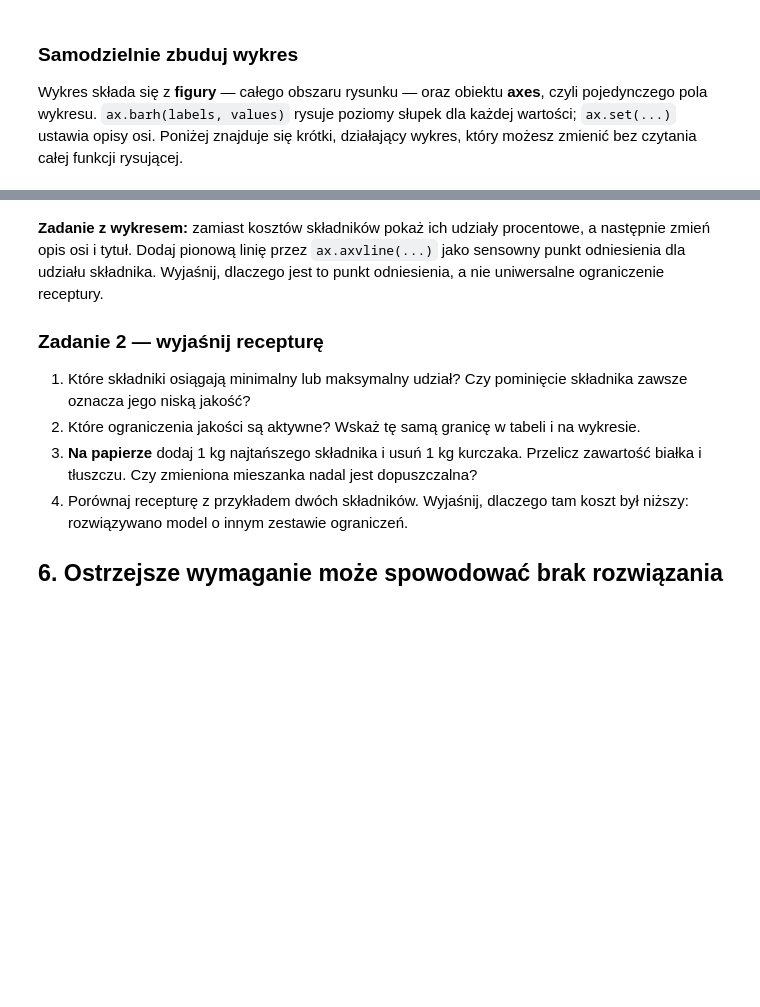
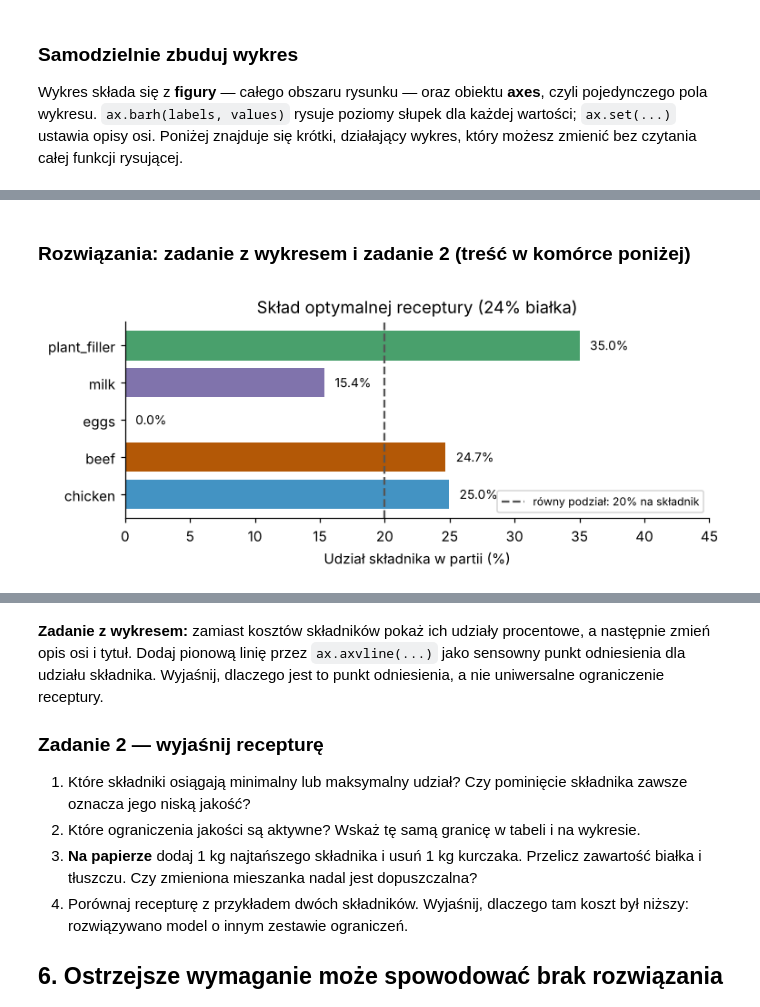
Before and after one commit to Damian-Swaczyna/cpp, a Jupyter notebook: pl/lab_auto_2.ipynb, the cells around one changed output, grey strips where cells are left out. Saved outputs shown, nothing was run; the diff lists cells and outputs as text; code cells hidden in the pictures; blank space fills up the shorter version.

```diff
--- a/pl/lab_auto_2.ipynb
+++ b/pl/lab_auto_2.ipynb
@@ -481,0 +551,20 @@ if baseline["status"] == "Optimal":
+# %% [markdown]
+### Rozwiązania: zadanie z wykresem i zadanie 2 (treść w komórce poniżej)
+# %%
+# Zadanie z wykresem: udziały procentowe zamiast kosztów, z linią odniesienia.
+if baseline["status"] == "Optimal":
+    recipe = baseline["recipe"]
+    equal_share_pct = 100 / len(recipe)  # 5 składników → 20% przy równym podziale
+    fig, ax = plt.subplots(figsize=(7, 3))
+    ax.barh(recipe.index, recipe.share_pct, color=[COLORS[i] for i in recipe.index])
+    for j, value in enumerate(recipe.share_pct):
+        ax.text(value + 0.8, j, f"{value:.1f}%", va="center", fontsize=9)
+    ax.axvline(equal_share_pct, color="#555", linestyle="--",
+               label=f"równy podział: {equal_share_pct:.0f}% na składnik")
+    ax.set(xlabel="Udział składnika w partii (%)", title="Skład optymalnej receptury (24% białka)",
+           xlim=(0, 45))
+    ax.legend(fontsize=8, loc="lower right")
+    plt.tight_layout()
+    plt.show()
+# %% [output]
+[figure, added]
```
Also changed, not shown: parts of 32 cells of this notebook.
